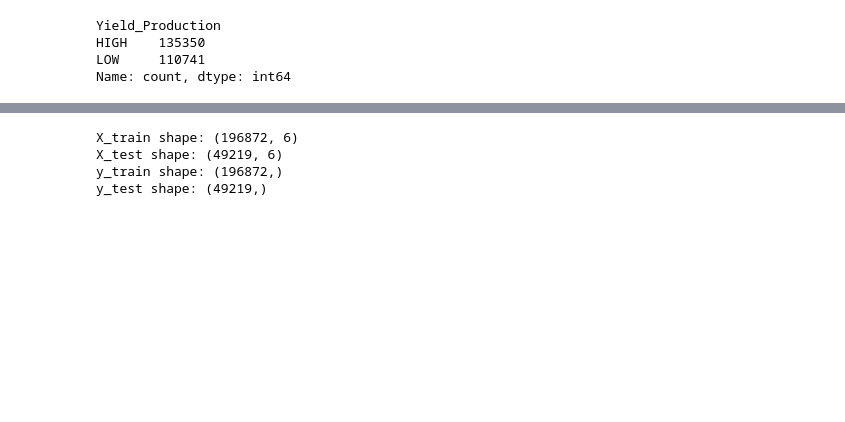
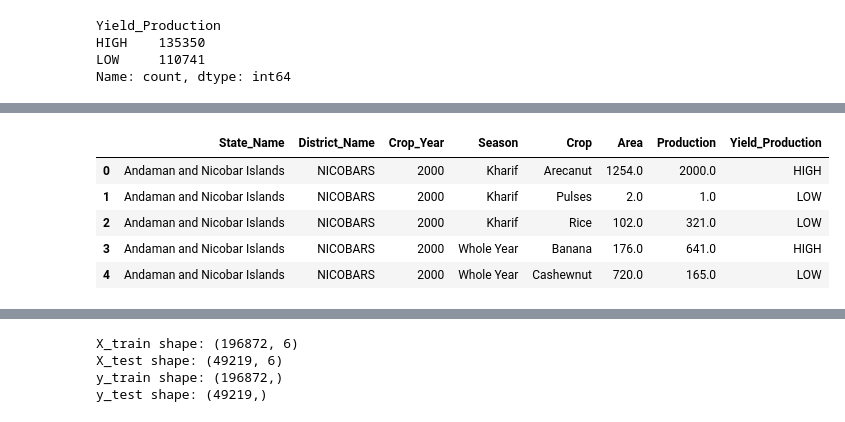
Before and after one commit to Austin-Murunga/Phase-3-Project-, a Jupyter notebook: index.ipynb, the cells around one changed output, grey strips where cells are left out. Saved outputs shown, nothing was run; the diff lists cells and outputs as text; code cells hidden in the pictures; blank space fills up the shorter version.

```diff
--- a/index.ipynb
+++ b/index.ipynb
@@ -179,0 +349,9 @@ Name: count, dtype: int64
+# %%
+data_eda.head()
+# %% [output]
+|  | State_Name | District_Name | Crop_Year | Season | Crop | Area | Production | Yield_Production |
+| 0 | Andaman and Nicobar Islands | NICOBARS | 2000 | Kharif | Arecanut | 1254.0 | 2000.0 | HIGH |
+| 1 | Andaman and Nicobar Islands | NICOBARS | 2000 | Kharif | Pulses | 2.0 | 1.0 | LOW |
+| 2 | Andaman and Nicobar Islands | NICOBARS | 2000 | Kharif | Rice | 102.0 | 321.0 | LOW |
+| 3 | Andaman and Nicobar Islands | NICOBARS | 2000 | Whole Year | Banana | 176.0 | 641.0 | HIGH |
+| 4 | Andaman and Nicobar Islands | NICOBARS | 2000 | Whole Year | Cashewnut | 720.0 | 165.0 | LOW |
```
Also changed, not shown: parts of 26 cells of this notebook.
